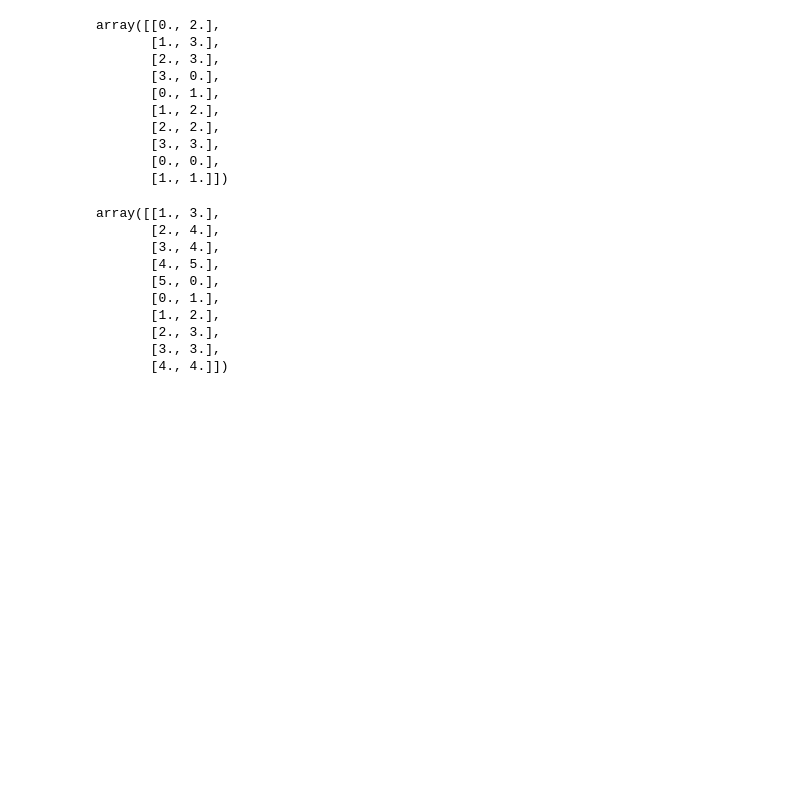
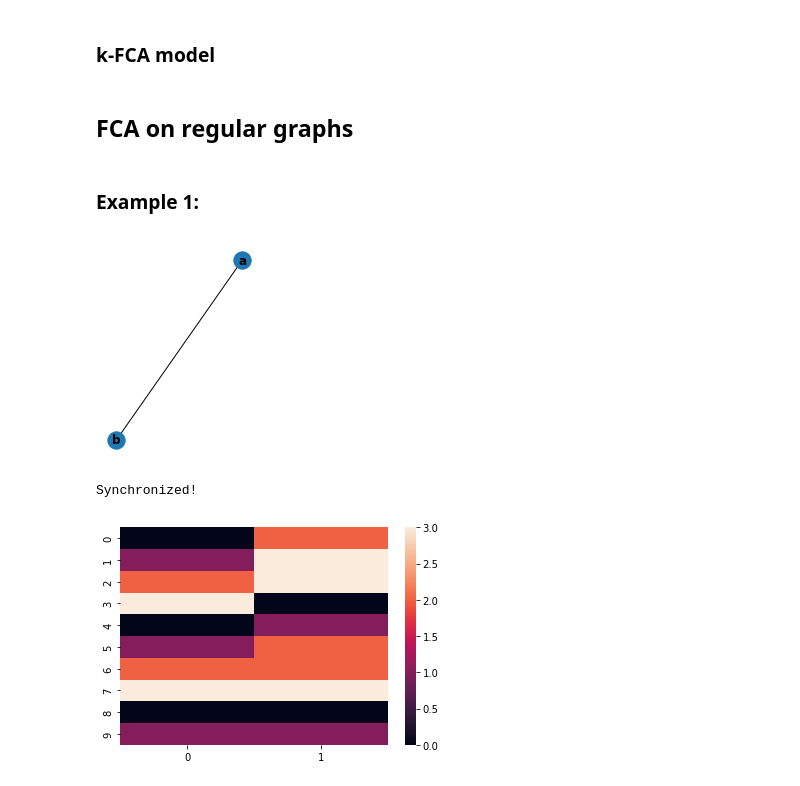
Before and after one commit to BryaneX455/reu2022, a Jupyter notebook: FCA Model/FCA.ipynb, the cells around one changed output. Cells and saved outputs as stored; diff of their text form; code cells hidden in the pictures; blank space fills up the shorter version.

Commit message:
cleaned up code and added examples

```diff
--- a/FCA Model/FCA.ipynb
+++ b/FCA Model/FCA.ipynb
@@ -7,2 +9,4 @@ import random
 import seaborn as sns
+# %% [markdown]
+### k-FCA model
 # %%
@@ -32,31 +52,17 @@ def FCA(G, s, k, iteration):
+# %% [markdown]
+## FCA on regular graphs
+# %% [markdown]
+### Example 1:
 # %%
 edgelist = [['a', 'b']]
-G = NNetwork()
-G.add_edges(edgelist)
-ret = FCA(G, [0, 2], 4, 10)
-ret
+G = nx.Graph()
+G.add_edges_from(edgelist)
+ax = plt.subplot(121)
+nx.draw(G, with_labels=True, font_weight='bold')
 # %% [output]
-array([[0., 2.],
-       [1., 3.],
-       [2., 3.],
-       [3., 0.],
-       [0., 1.],
-       [1., 2.],
-       [2., 2.],
-       [3., 3.],
-       [0., 0.],
-       [1., 1.]])
+[figure, added]
 # %%
-ret = FCA(G, [1, 3], 6, 10)
-ret
+FCA(G, [0, 2], 4, 10);
 # %% [output]
-array([[1., 3.],
-       [2., 4.],
-       [3., 4.],
-       [4., 5.],
-       [5., 0.],
-       [0., 1.],
-       [1., 2.],
-       [2., 3.],
-       [3., 3.],
-       [4., 4.]])
+Synchronized!
+[figure, added]
```
Also changed, not shown: parts of 18 cells of this notebook.
